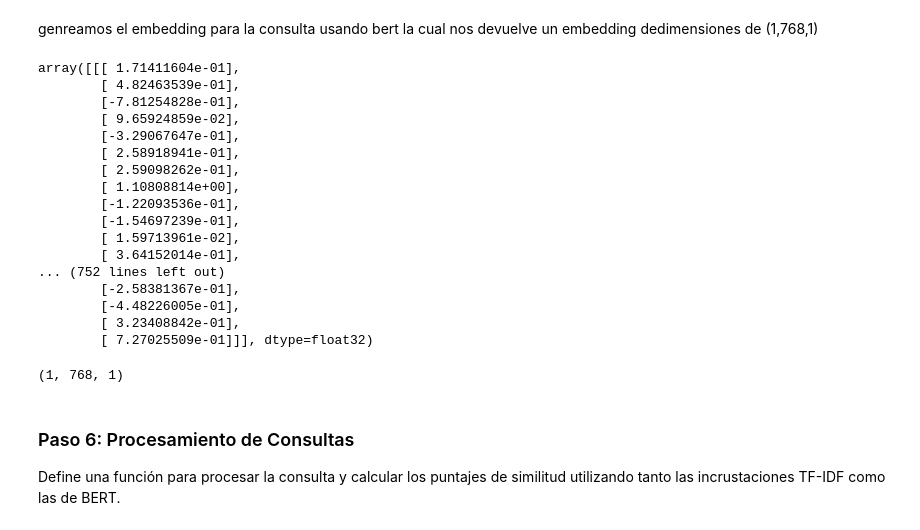
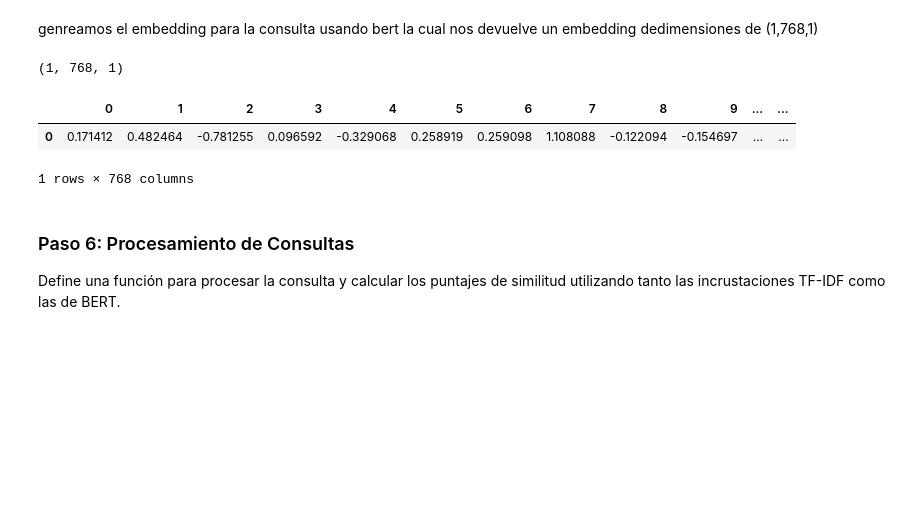
Before and after one commit to cesarduque26/recuperacion-informacion, a Jupyter notebook: 06_Podcast/podcast.ipynb, the cells around one changed output. Cells and saved outputs as stored; diff of their text form; code cells hidden in the pictures; blank space fills up the shorter version.

```diff
--- a/06_Podcast/podcast.ipynb
+++ b/06_Podcast/podcast.ipynb
@@ -298,29 +309,16 @@ genreamos el embedding para la consulta usando bert la cual nos devuelve un embe
 # %%
 query=['Computer Science']
 query_bert= generate_bert_embeddings(query)
-query_bert
-# %% [output]
-array([[[ 1.71411604e-01],
-        [ 4.82463539e-01],
-        [-7.81254828e-01],
-        [ 9.65924859e-02],
-        [-3.29067647e-01],
-        [ 2.58918941e-01],
-        [ 2.59098262e-01],
-        [ 1.10808814e+00],
-        [-1.22093536e-01],
-        [-1.54697239e-01],
-        [ 1.59713961e-02],
-        [ 3.64152014e-01],
-... (752 lines left out)
-        [-2.58381367e-01],
-        [-4.48226005e-01],
-        [ 3.23408842e-01],
-        [ 7.27025509e-01]]], dtype=float32)
 # %%
 query_bert.shape
 # %% [output]
 (1, 768, 1)
+# %%
+pd.DataFrame(query_bert.reshape(1,768))
+# %% [output]
+|  | 0 | 1 | 2 | 3 | 4 | 5 | 6 | 7 | 8 | 9 | ... | ... |
+| 0 | 0.171412 | 0.482464 | -0.781255 | 0.096592 | -0.329068 | 0.258919 | 0.259098 | 1.108088 | -0.122094 | -0.154697 | ... | ... |
+1 rows × 768 columns
 # %% [markdown]
 ### Paso 6: Procesamiento de Consultas
 
```
Also changed, not shown: parts of 7 cells of this notebook.
